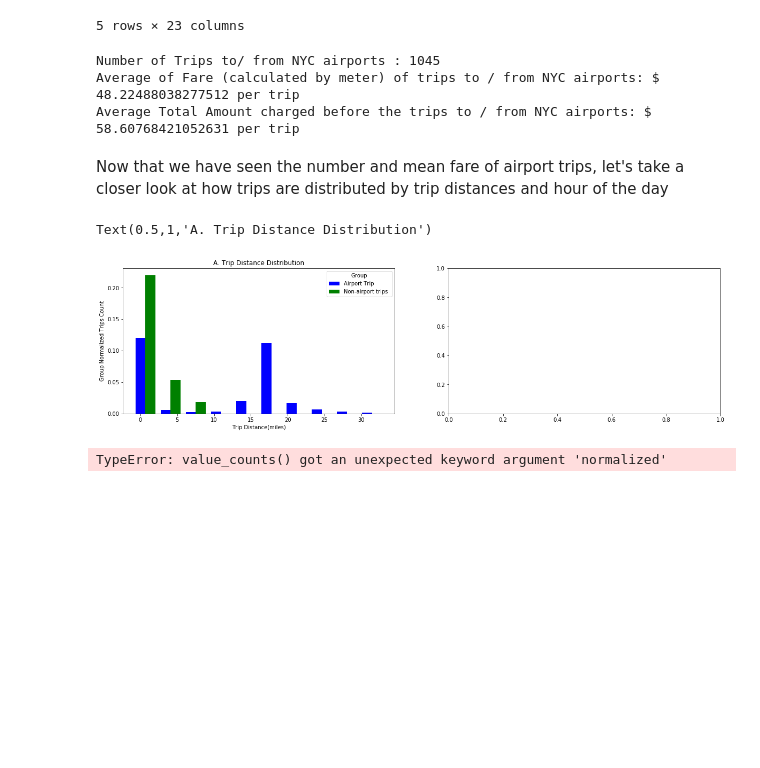
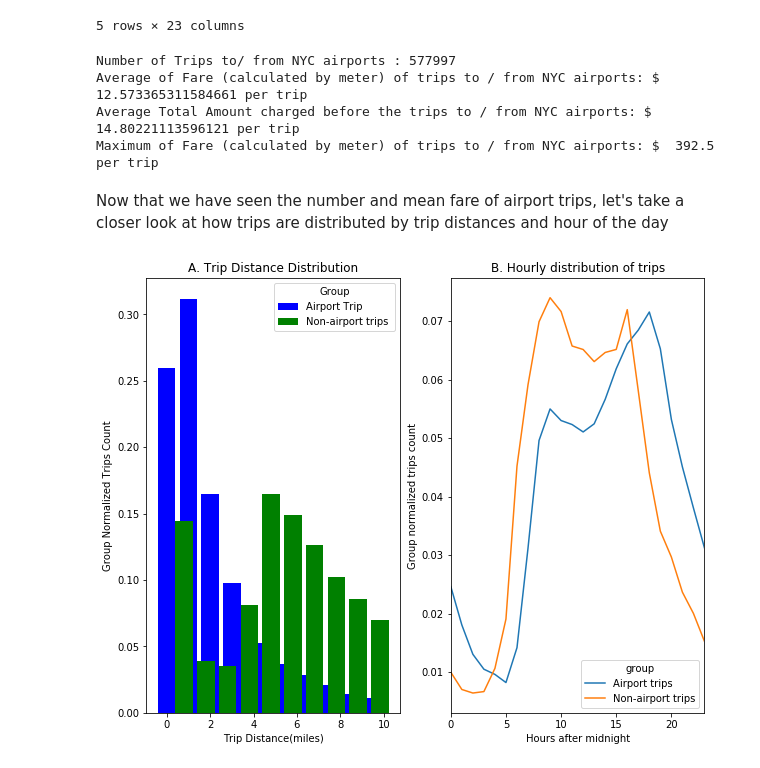
Before and after one commit to kayambi/Taxi_Cab_of_New_York, a Jupyter notebook: DataSet/NEW_YORK_TAXI.ipynb, the cells around one changed output. Cells and saved outputs as stored; diff of their text form; code cells hidden in the pictures; blank space fills up the shorter version.

Commit message:
Adding Trip Distance and Hour Distribution

```diff
--- a/DataSet/Untitled.ipynb
+++ b/DataSet/NEW_YORK_TAXI.ipynb
@@ -181,58 +179,56 @@ Data.tail()
 # Writing Key Notes take away.
 # %%
 # Selecting airpor trips, finding the average of fare per trip, total amount charged.
-airports_trips = Data[(Data.RatecodeID == 2) | (Data.RatecodeID == 3)]
+airports_trips = Data[(Data.RatecodeID == 1) | (Data.RatecodeID == 3)]
 print("Number of Trips to/ from NYC airports :" ,airports_trips.shape[0])
 print("Average of Fare (calculated by meter) of trips to / from NYC airports: $ ",airports_trips.fare_amount.mean(),"per trip")
 print("Average Total Amount charged before the trips to / from NYC airports: $ ",airports_trips.total_amount.mean(),"per trip")
+print("Maximum of Fare (calculated by meter) of trips to / from NYC airports: $ ",airports_trips.fare_amount.max(),"per trip")
 # %% [output]
-Number of Trips to/ from NYC airports : 1045
-Average of Fare (calculated by meter) of trips to / from NYC airports: $  48.22488038277512 per trip
-Average Total Amount charged before the trips to / from NYC airports: $  58.60768421052631 per trip
+Number of Trips to/ from NYC airports : 577997
+Average of Fare (calculated by meter) of trips to / from NYC airports: $  12.573365311584661 per trip
+Average Total Amount charged before the trips to / from NYC airports: $  14.80221113596121 per trip
+Maximum of Fare (calculated by meter) of trips to / from NYC airports: $  392.5 per trip
 # %% [markdown]
 Now that we have seen the number and mean fare of airport trips,
 let's take a closer look at how trips are distributed by trip distances and hour of the day
 # %%
 # Create a vector to contain Trip Distance .
 v1 = airports_trips.trip_distance
 v2 = Data.loc[~Data.index.isin (v1.index),'trip_distance'] # non- airport trips
 
 # remove outliers :
 # Exclude any data point located further than 2 standard deviations of the median point and histogram with 30 bins
 
-v1 = v1[~((v1-v1.median()).abs()>2*v1.std())]
-v2 = v2[~((v2-v2.median()).abs()>2*v2.std())]
+v1 = v1[~((v1-v1.mean()).abs()>2*v1.std())]
+v2 = v2[~((v2-v2.mean ()).abs()>2*v2.std())]
 
-# Define Bins bounries.
+# # Define Bins bounries.
 
 bins = np.histogram(v1, normed = True)[1]
 h1 = np.histogram(v1, bins = bins , normed = True)
 h2 = np.histogram(v2 , bins = bins , normed =True)
 
-# plots distribution of trips distance normilized amoong groups
+# # plots distribution of trips distance normilized among groups
 
-fig, ax = plt.subplots(1,2 , figsize = (20, 5))
-w = .4 * (bins[1] - bins[0])
+fig,ax = plt.subplots(1, 2,figsize = (10,8))
+w =.8 *(bins[1] - bins[0])
 ax[0].bar(bins[:-1], h1[0], alpha =1 , width = w, color = 'b')
 ax[0].bar(bins[:-1] + w, h2[0], alpha =1 , width = w, color = 'g')
-ax[0].legend(['Airport Trip', 'Non-airport trips '] , loc = 'best', title = 'Group')
+ax[0].legend(['Airport Trip','Non-airport trips '] , loc = 'best', title = 'Group')
 ax[0].set_xlabel('Trip Distance(miles)')
 ax[0].set_ylabel('Group Normalized Trips Count')
 ax[0].set_title('A. Trip Distance Distribution')
+
+#  Plot Hour Distribution
+
+airports_trips.Pickup_hour.value_counts(normalize=True).sort_index().plot(ax=ax[1])
+Data.loc[~Data.index.isin(v1.index),'Pickup_hour'].value_counts(normalize=True).sort_index().plot(ax=ax[1])
+ax[1].set_xlabel('Hours after midnight')
+ax[1].set_ylabel('Group normalized trips count')
+ax[1].set_title('B. Hourly distribution of trips')
+ax[1].legend(['Airport trips','Non-airport trips'],loc='best',title='group')
+# plt.savefig('Question3_2.jpeg',format='jpeg')
+plt.show()
 # %% [output]
-Text(0.5,1,'A. Trip Distance Distribution')
-[figure, old version]
+[figure, new version]
-# %%
-
-#  Plot Hour Distrution
-
-airports_trips.Pickup_hour.value_counts(normalized= True).sort_index().plot(axis=ax[1])
-Data.loc[~Data.index.isin(v1.index),'Pickup_hour'].value_counts(Normalized = True).sort_index().plot(ax=ax[1])
-ax[1].set_xlabel('Hour After Midnight')
-ax[1].set_ylabel('Group Normalized Trips Count')
-ax[1].set_title('B. Hourly Distribution Of Trips')
-ax[1].legend(['Airport Trips','Non- airport trips'],loc = 'best', title = 'Group')
-# plt.savefig()
-plt.show()
-# %% [output]
-TypeError: value_counts() got an unexpected keyword argument 'normalized'
```
Also changed, not shown: parts of 1 cell of this notebook, 2 other files.
